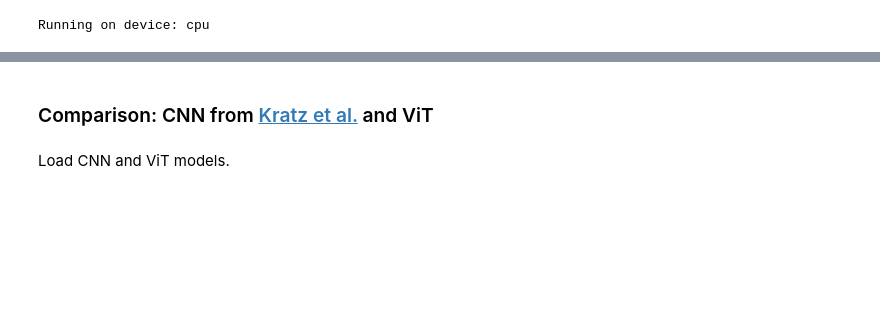
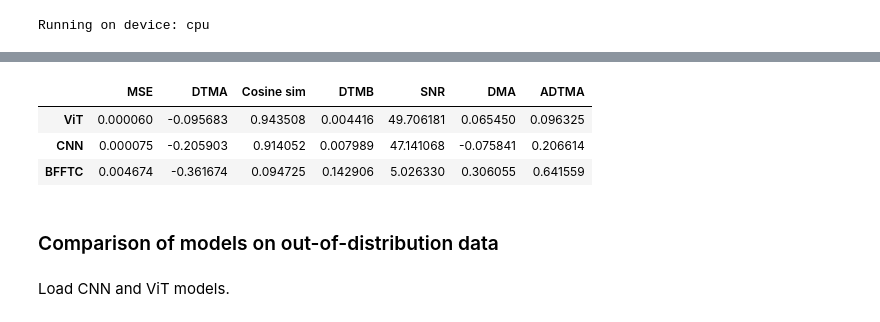
Before and after one commit to alo996/UQ_DL-TFM, a Jupyter notebook: ViT-TFM/1. ViT architecture.ipynb, the cells around one changed output, grey strips where cells are left out. Saved outputs shown, nothing was run; the diff lists cells and outputs as text; code cells hidden in the pictures; blank space fills up the shorter version.

```diff
--- a/ViT-TFM/1. ViT architecture.ipynb
+++ b/ViT-TFM/1. ViT architecture.ipynb
@@ -60,0 +72,2 @@ Running on device: cpu
+# %%
+cnn = keras.models.load_model('/home/alexrichard/PycharmProjects/UQ_DL-TFM/mltfm/model.h5')
@@ -61,4 +269,51 @@ Running on device: cpu
+# %%
+columns = ['MSE',
+           'DTMA',
+           'Cosine sim',
+           'DTMB',
+           'SNR',
+           'DMA',
+           'ADTMA']
+
+metrics = pd.DataFrame(
+        np.array(torch.stack((mses,
+                        dtmas,
+                        cos_sims,
+                        dtmbs,
+                        snrs,
+                        dmas,
+                        adtmas,
+                       ), 1).detach().numpy()), columns=columns)
+
+float_formatter = "{:.6f}".format
+
+averages = {}
+for column in columns:
+    averages[column] = f"avg: {float_formatter(round(metrics[column].mean(), ndigits=7))}"
+
+averages = pd.DataFrame(averages, index=[0])
+# %%
+def highlight_closes_to_zero(s, props=''):
+    return np.where(np.absolute(s) == np.nanmin(np.absolute(s.values)), props, '')
+
+def highlight_max(x, props=''):
+    return np.where(x == np.nanmax(x.to_numpy()), props, '')
+# %%
+metrics = metrics.rename(index={0: 'ViT', 1: 'CNN', 2: 'BFFTC'})
+slice_ = ['MSE', 'DTMA', 'DTMB', 'DMA', 'ADTMA']
+metrics = metrics.style.apply(highlight_closes_to_zero, props='color:white; background-color:purple', subset=slice_, axis=0)
+slice_ = ['SNR', 'Cosine sim']
+metrics = metrics.apply(highlight_max, props='color:white; background-color:purple', subset=slice_, axis=0)
+metrics = metrics.set_table_styles([dict(selector='th', props=[('text-align', 'center')])])
+metrics.set_properties(**{'text-align': 'center'})
+
+metrics.set_properties(**{"border": "0.5px solid black"})
+# %% [output]
+|  | MSE | DTMA | Cosine sim | DTMB | SNR | DMA | ADTMA |
+| ViT | 0.000060 | -0.095683 | 0.943508 | 0.004416 | 49.706181 | 0.065450 | 0.096325 |
+| CNN | 0.000075 | -0.205903 | 0.914052 | 0.007989 | 47.141068 | -0.075841 | 0.206614 |
+| BFFTC | 0.004674 | -0.361674 | 0.094725 | 0.142906 | 5.026330 | 0.306055 | 0.641559 |
 # %% [markdown]
-### Comparison: CNN from [Kratz et al.](https://www.biorxiv.org/content/biorxiv/early/2022/09/03/2022.09.02.506331.full.pdf) and ViT
+### Comparison of models on out-of-distribution data
 # %% [markdown]
 Load CNN and ViT models.
```
Also changed, not shown: parts of 80 cells of this notebook, 1 other file.
